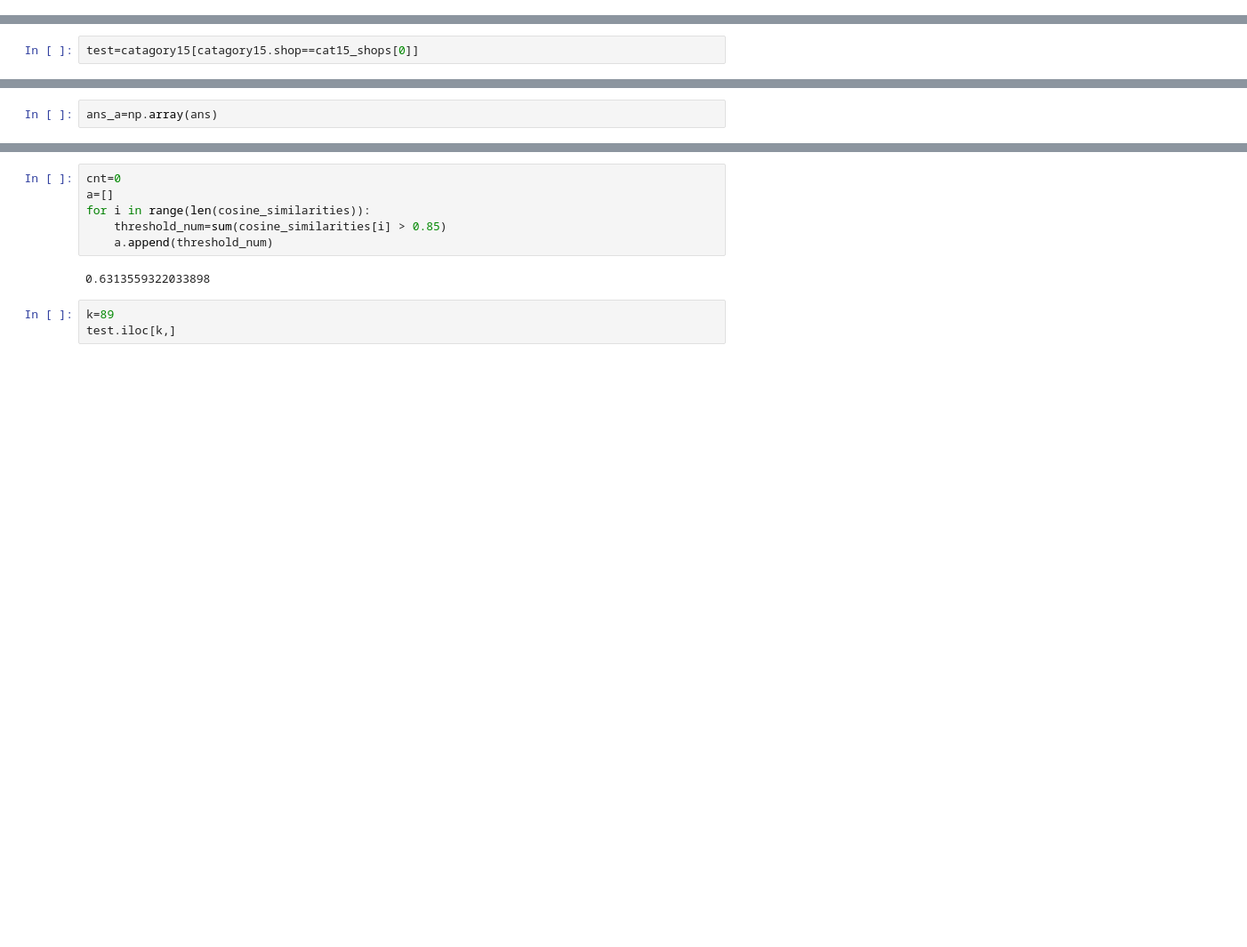
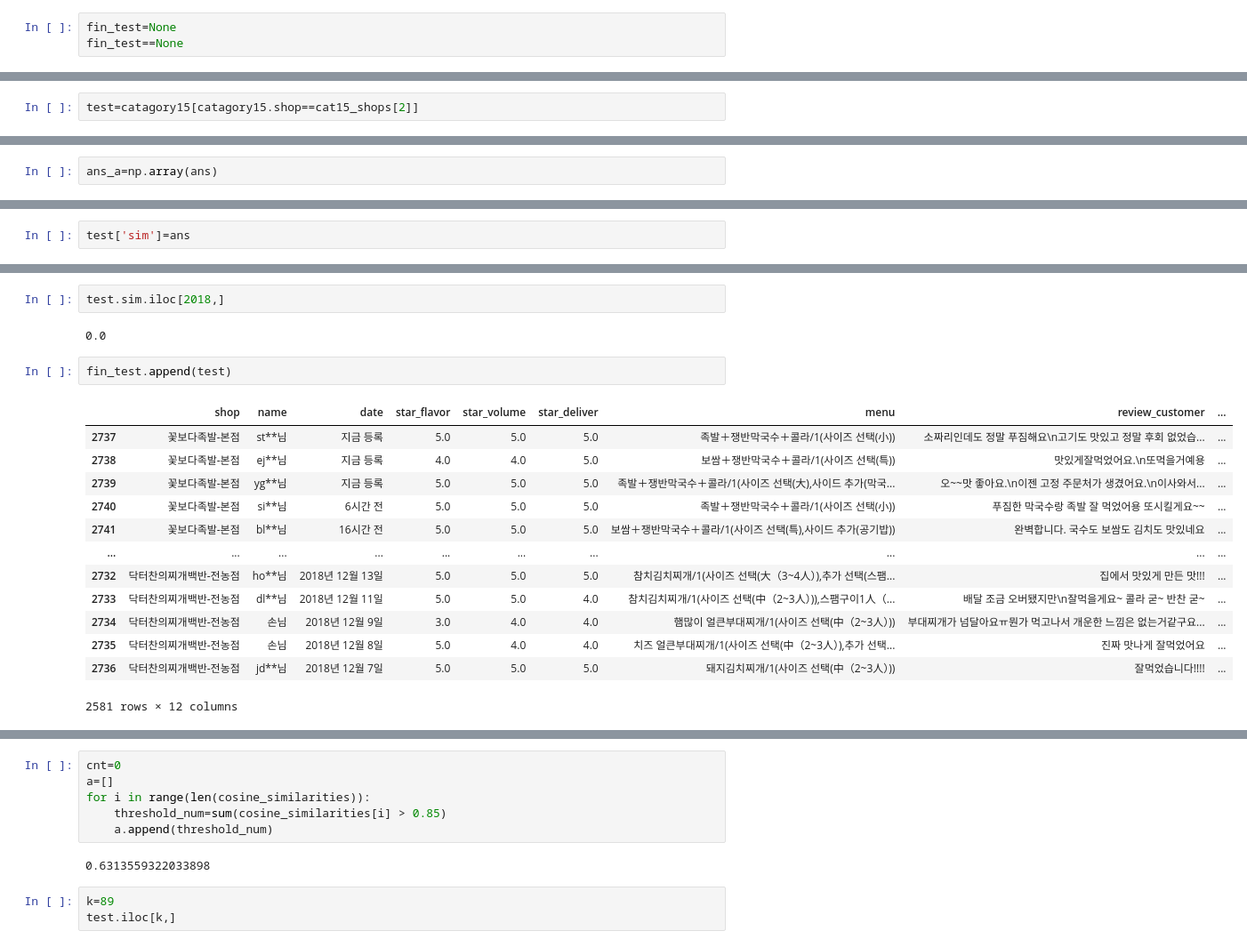
Before and after one commit to ckdrjs96/yogiyo, a Jupyter notebook: Untitled2.ipynb, the cells around one changed output, grey strips where cells are left out. Shown: that part at 89% size. Cells and saved outputs as stored; diff of their text form; blank space fills up the shorter version.

```diff
--- a/Untitled2.ipynb
+++ b/Untitled2.ipynb
@@ -198,0 +235,3 @@ catagory15.shop.nunique()
+# %%
+fin_test=None
+fin_test==None
@@ -219,7 +260,7 @@ Name: shop, dtype: int64
 # %%
 cat15_shops=catagory15.shop.value_counts()[catagory15.shop.value_counts()>100].keys()
 # %%
-test=catagory15[catagory15.shop==cat15_shops[0]]
+test=catagory15[catagory15.shop==cat15_shops[2]]
 # %%
 cat15_shops[0]
 # %% [output]
@@ -364,0 +381,2 @@ np.where(ans_a >0.75)
+# %%
+test['sim']=ans
@@ -364,0 +405,20 @@ np.where(ans_a >0.75)
+# %%
+test.sim.iloc[2018,]
+# %% [output]
+0.0
+# %%
+fin_test.append(test)
+# %% [output]
+|  | shop | name | date | star_flavor | star_volume | star_deliver | menu | review_customer | ... |
+| 2737 | 꽃보다족발-본점 | st**님 | 지금 등록 | 5.0 | 5.0 | 5.0 | 족발＋쟁반막국수＋콜라/1(사이즈 선택(小)) | 소짜리인데도 정말 푸짐해요\n고기도 맛있고 정말 후회 없었습... | ... |
+| 2738 | 꽃보다족발-본점 | ej**님 | 지금 등록 | 4.0 | 4.0 | 5.0 | 보쌈＋쟁반막국수＋콜라/1(사이즈 선택(특)) | 맛있게잘먹었어요.\n또먹을거예용 | ... |
+| 2739 | 꽃보다족발-본점 | yg**님 | 지금 등록 | 5.0 | 5.0 | 5.0 | 족발＋쟁반막국수＋콜라/1(사이즈 선택(大),사이드 추가(막국... | 오~~맛 좋아요.\n이젠 고정 주문처가 생겼어요.\n이사와서... | ... |
+| 2740 | 꽃보다족발-본점 | si**님 | 6시간 전 | 5.0 | 5.0 | 5.0 | 족발＋쟁반막국수＋콜라/1(사이즈 선택(小)) | 푸짐한 막국수랑 족발 잘 먹었어용 또시킬게요~~ | ... |
+| 2741 | 꽃보다족발-본점 | bl**님 | 16시간 전 | 5.0 | 5.0 | 5.0 | 보쌈＋쟁반막국수＋콜라/1(사이즈 선택(특),사이드 추가(공기밥)) | 완벽합니다. 국수도 보쌈도 김치도 맛있네요 | ... |
+| ... | ... | ... | ... | ... | ... | ... | ... | ... | ... |
+| 2732 | 닥터찬의찌개백반-전농점 | ho**님 | 2018년 12월 13일 | 5.0 | 5.0 | 5.0 | 참치김치찌개/1(사이즈 선택(大（3~4人）),추가 선택(스팸... | 집에서 맛있게 만든 맛!!! | ... |
+| 2733 | 닥터찬의찌개백반-전농점 | dl**님 | 2018년 12월 11일 | 5.0 | 5.0 | 4.0 | 참치김치찌개/1(사이즈 선택(中（2~3人）)),스팸구이1人（... | 배달 조금 오버됐지만\n잘먹을게요~ 콜라 굳~ 반찬 굳~ | ... |
+| 2734 | 닥터찬의찌개백반-전농점 | 손님 | 2018년 12월 9일 | 3.0 | 4.0 | 4.0 | 햄많이 얼큰부대찌개/1(사이즈 선택(中（2~3人）)) | 부대찌개가 넘달아요ㅠ뭔가 먹고나서 개운한 느낌은 없는거같구요... | ... |
+| 2735 | 닥터찬의찌개백반-전농점 | 손님 | 2018년 12월 8일 | 5.0 | 4.0 | 4.0 | 치즈 얼큰부대찌개/1(사이즈 선택(中（2~3人）),추가 선택... | 진짜 맛나게 잘먹었어요 | ... |
+| 2736 | 닥터찬의찌개백반-전농점 | jd**님 | 2018년 12월 7일 | 5.0 | 5.0 | 5.0 | 돼지김치찌개/1(사이즈 선택(中（2~3人）)) | 잘먹었습니다!!!! | ... |
+2581 rows × 12 columns
```
Also changed, not shown: parts of 29 cells of this notebook.
